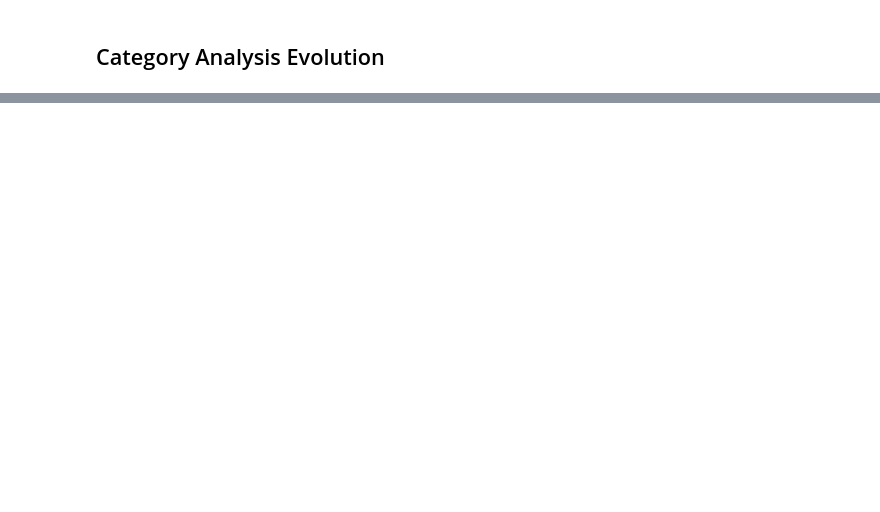
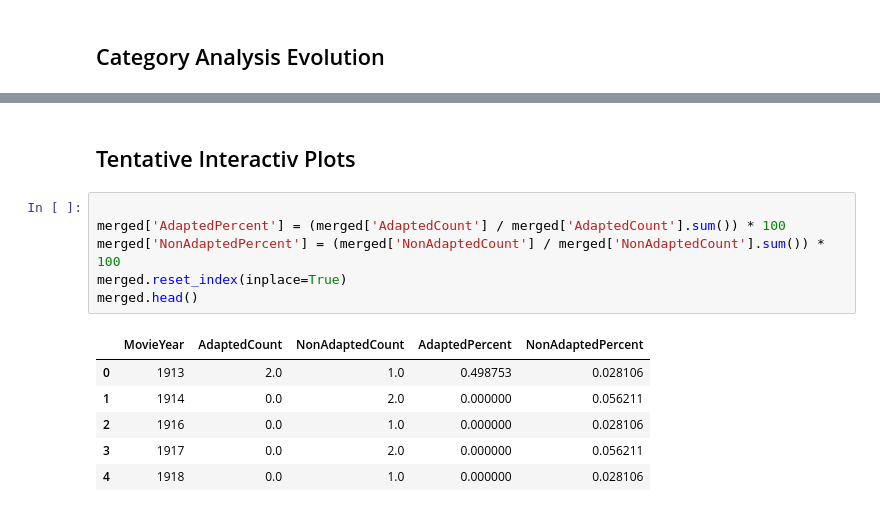
Before and after one commit to epfl-ada/ada-2024-project-padamalgame, a Jupyter notebook: src/evolution_category_analysis.ipynb, the cells around one changed output, grey strips where cells are left out. Cells and saved outputs as stored; diff of their text form; blank space fills up the shorter version.

```diff
--- a/src/evolution_category_analysis.ipynb
+++ b/src/evolution_category_analysis.ipynb
@@ -52,0 +125,15 @@ for category in genre_categories:
+# %% [markdown]
+## Tentative Interactiv Plots
+# %%
+
+merged['AdaptedPercent'] = (merged['AdaptedCount'] / merged['AdaptedCount'].sum()) * 100
+merged['NonAdaptedPercent'] = (merged['NonAdaptedCount'] / merged['NonAdaptedCount'].sum()) * 100
+merged.reset_index(inplace=True)
+merged.head()
+# %% [output]
+|  | MovieYear | AdaptedCount | NonAdaptedCount | AdaptedPercent | NonAdaptedPercent |
+| 0 | 1913 | 2.0 | 1.0 | 0.498753 | 0.028106 |
+| 1 | 1914 | 0.0 | 2.0 | 0.000000 | 0.056211 |
+| 2 | 1916 | 0.0 | 1.0 | 0.000000 | 0.028106 |
+| 3 | 1917 | 0.0 | 2.0 | 0.000000 | 0.056211 |
+| 4 | 1918 | 0.0 | 1.0 | 0.000000 | 0.028106 |
```
Also changed, not shown: parts of 15 cells of this notebook, 1 other file.
